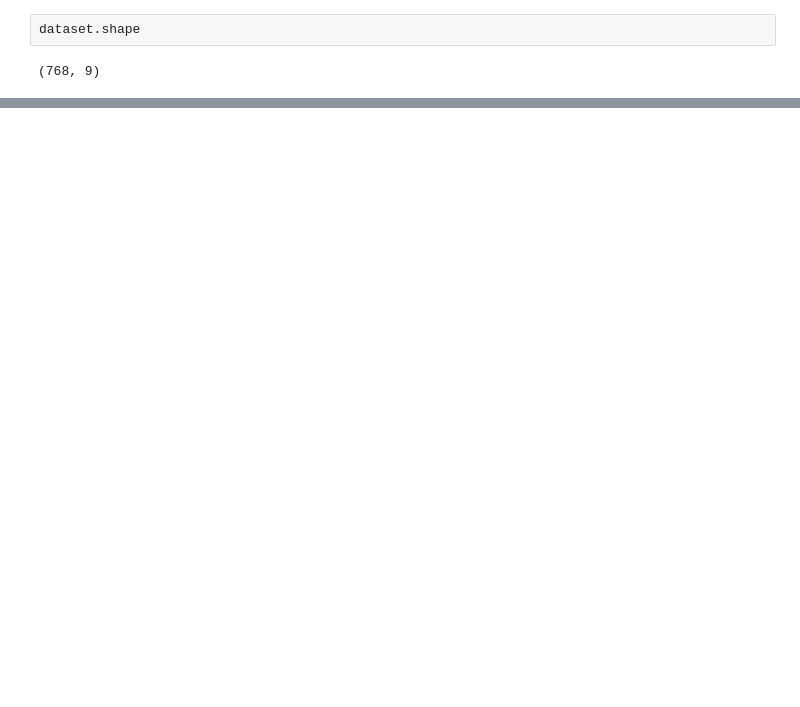
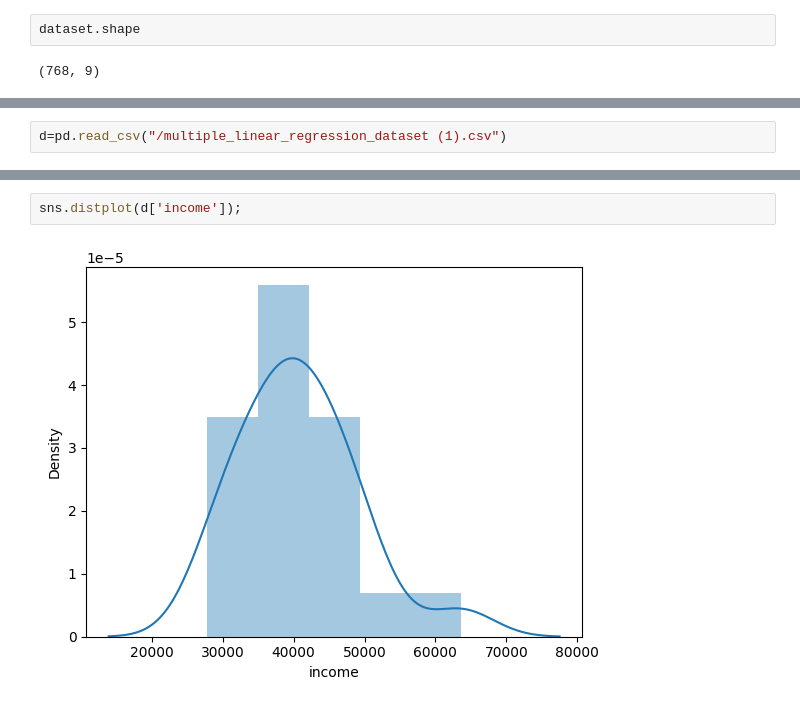
Before and after one commit to Srinidhireddy25/ADM_2025, a Jupyter notebook: WEEK_07(2303A51566).ipynb, the cells around one changed output, grey strips where cells are left out. Drawn from its saved outputs; the diff is of its cells as text; blank space fills up the shorter version.

```diff
--- a/WEEK_07(2303A51566).ipynb
+++ b/WEEK_07(2303A51566).ipynb
@@ -255,0 +451,2 @@ y = dataset['Outcome']
+# %%
+d=pd.read_csv("/multiple_linear_regression_dataset (1).csv")
@@ -255,0 +495,4 @@ y = dataset['Outcome']
+# %%
+sns.distplot(d['income']);
+# %% [output]
+[figure, added]
```
Also changed, not shown: parts of 47 cells of this notebook.
